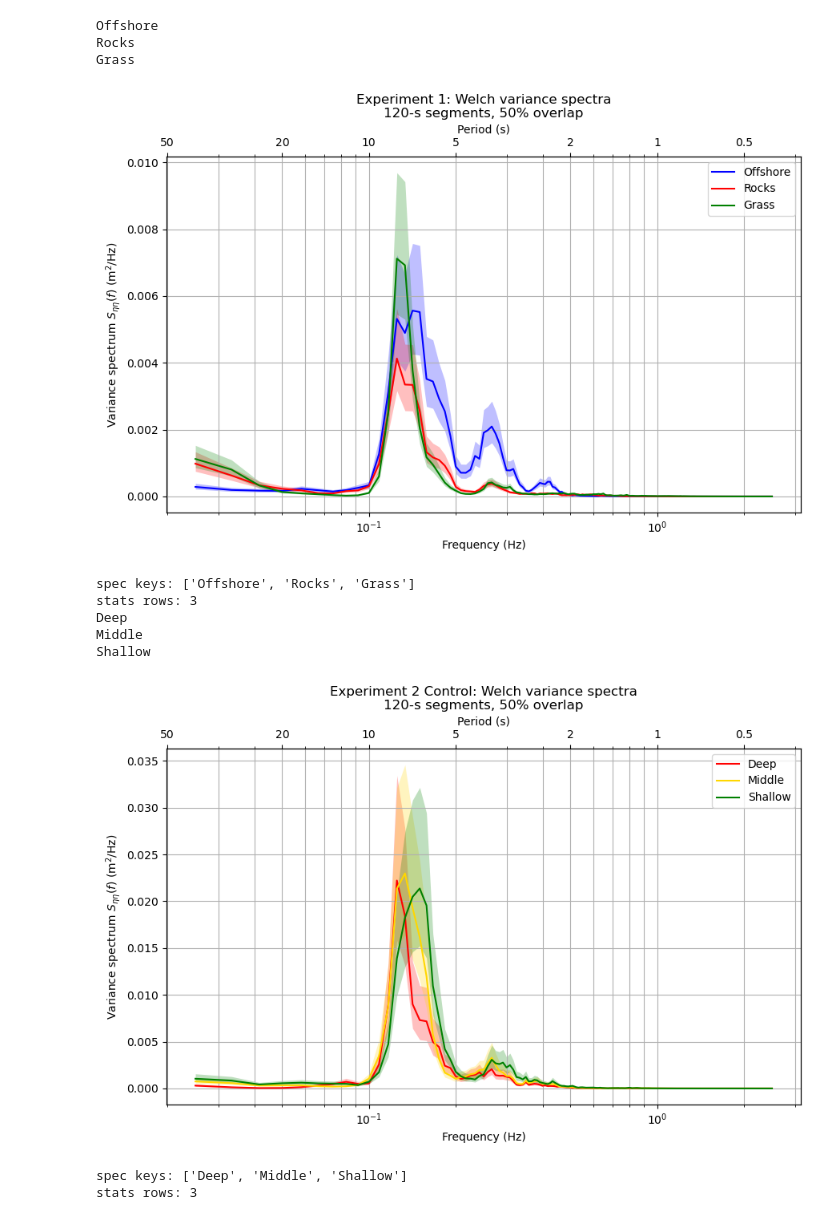
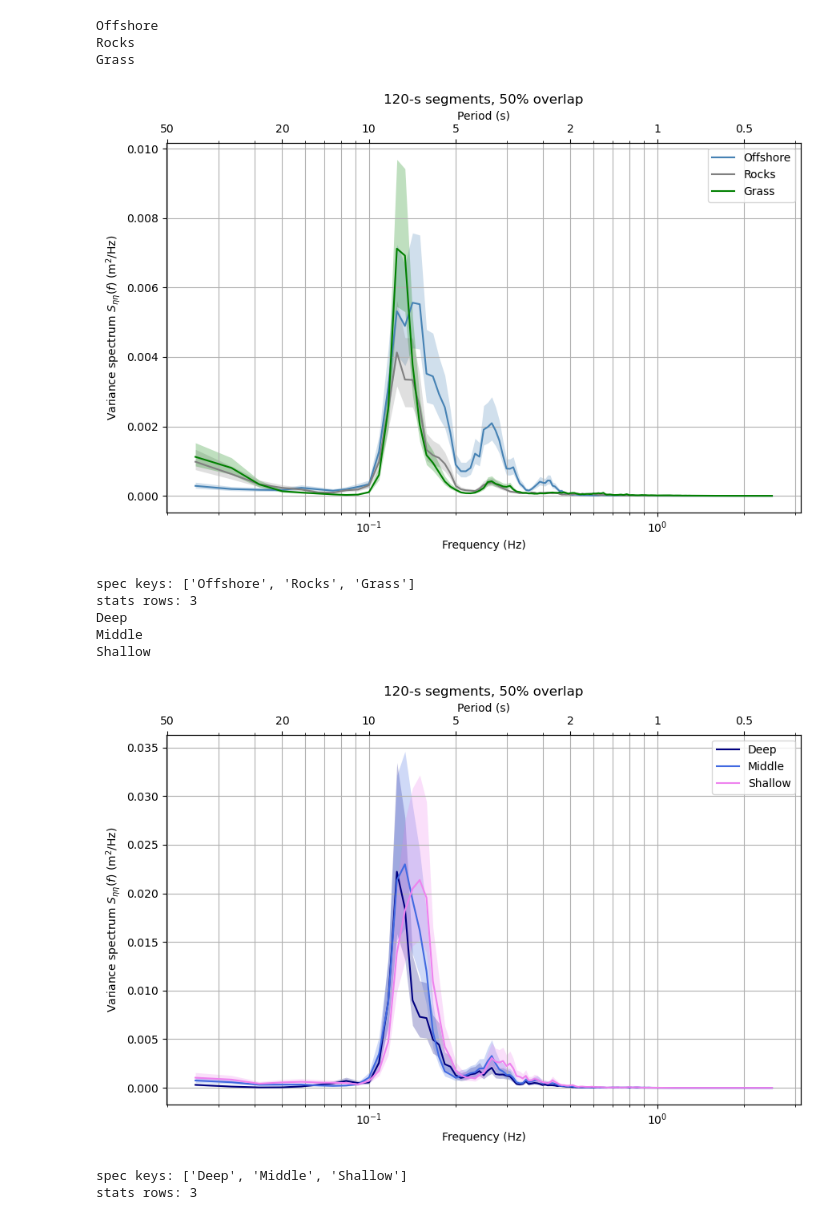
Before and after one commit to sofa927/Science-Fair, a Jupyter notebook: Energy.ipynb, the cells around one changed output. Cells and saved outputs as stored; diff of their text form; code cells hidden in the pictures.

```diff
--- a/Energy.ipynb
+++ b/Energy.ipynb
@@ -216,7 +216,7 @@ def analyze_experiment(
     ax.set_xlabel("Frequency (Hz)")
     ax.set_ylabel(r"Variance spectrum $S_{\eta\eta}(f)$ (m$^2$/Hz)")
     ax.set_title(
-        f"{experiment_name}: Welch variance spectra\n"
+
         f"{seg_seconds:.0f}-s segments, {overlap_frac*100:.0f}% overlap"
     )
     ax.grid(True, which="both")
@@ -248,42 +248,42 @@ df_green2r = pd.read_csv(data_dir+"Datagreen2r.csv", index_col=0, parse_dates=Tr
 # Process exp. 1
 exp1_sites = {'Offshore': df_blue1r, 'Rocks': df_red1r, 'Grass': df_green1r }
 color_map1  = {
-    "Offshore": "b",       # blue
-    "Rocks":    "r",       # red
+    "Offshore": "steelblue",       # blue
+    "Rocks":    "gray",       # red
     "Grass":    "g",       # green
 }
 spec1, stats1 = analyze_experiment(exp1_sites, color_map1, "Experiment 1")
 print("spec keys:", list(spec1.keys()))
 print("stats rows:", len(stats1))
 
 # Process exp. 2
 exp2_sites = {'Deep': df_red2r, 'Middle': df_yellow2r, 'Shallow': df_green2r }
 color_map2  = {
 
-    "Deep":    "r",       # red
-    "Middle":     "gold",    # yellow
-    "Shallow":    "g",       # green
+    "Deep":    "navy",       # red
+    "Middle":     "royalblue",    # yellow
+    "Shallow":    "violet",       # green
 }
 spec2, stats2 = analyze_experiment(exp2_sites, color_map2, "Experiment 2 Control")
 print("spec keys:", list(spec2.keys()))
 print("stats rows:", len(stats2))
 
 
 # Combine stats tables if desired:
 stats_all = pd.concat([stats1, stats2], ignore_index=True)
 display(stats_all)
 stats_all.to_csv("wave_bulk_stats_welch.csv", index=False)
 # %% [output]
 Offshore
 Rocks
 Grass
-[figure, old version]
+[figure, new version]
 spec keys: ['Offshore', 'Rocks', 'Grass']
 stats rows: 3
 Deep
 Middle
 Shallow
-[figure, old version]
+[figure, new version]
 spec keys: ['Deep', 'Middle', 'Shallow']
 stats rows: 3
 |  | experiment | site | Hm0 (m) | Tp (s) | Tm0 (s) | segments_K | dof |
```
